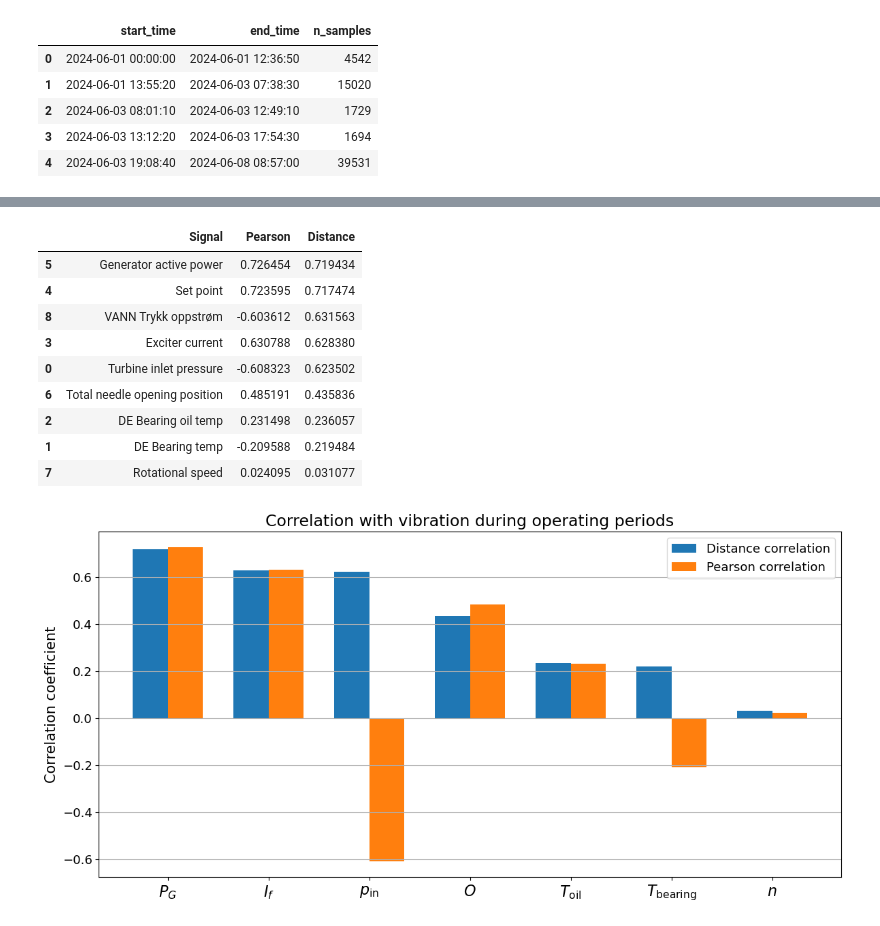
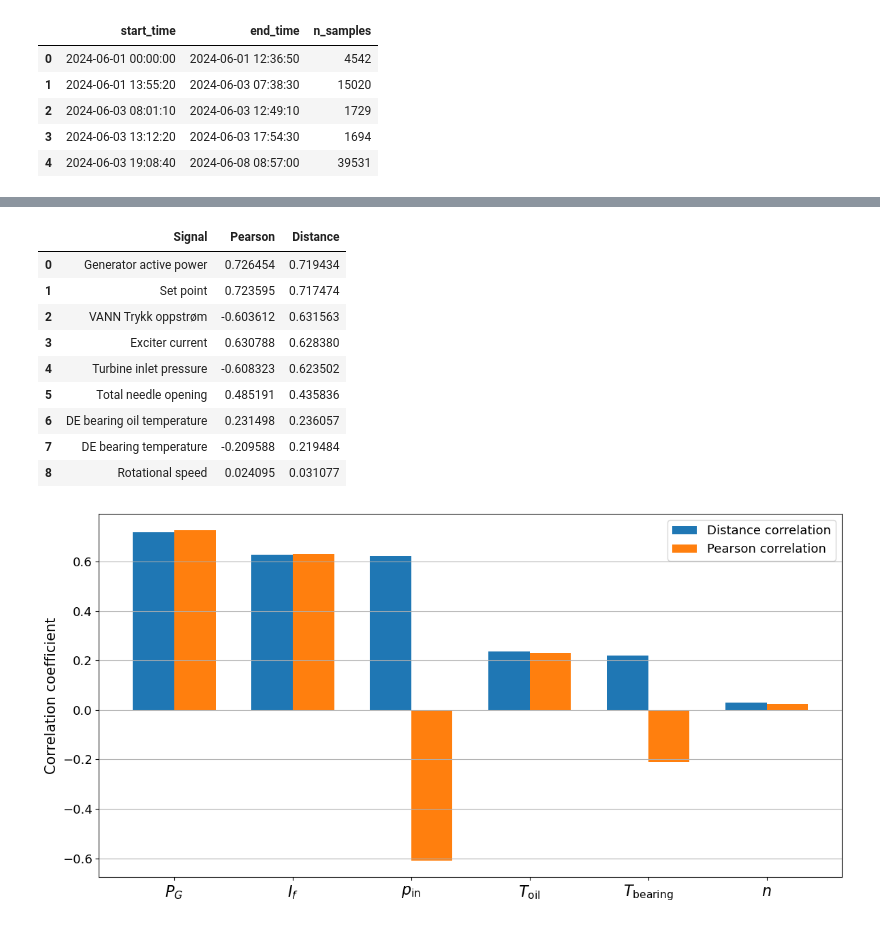
Before and after one commit to Pumpekraftverk/Grunnai, a Jupyter notebook: EDA.ipynb, the cells around one changed output, grey strips where cells are left out. Saved outputs shown, nothing was run; the diff lists cells and outputs as text; code cells hidden in the pictures.

Commit message:
updated plots and files

```diff
--- a/EDA.ipynb
+++ b/EDA.ipynb
@@ -36,5 +123,5 @@ vib.sort_values(by="signal", ascending=False)
 # %%
-dfs, cleaning_table = clean_signals(dfs)
+dfs, cleaning_table = clean_signals(dfs, vibration_max_value=5)
 
 cleaning_table
 # %% [output]
@@ -203,20 +278,13 @@ plt.show()
 # %%
-speed = dfs.loc[
-    dfs["name"] == "Rotational speed",
-    "signal_df"
-].iloc[0]
-
-power = dfs.loc[
-    dfs["name"] == "Generator active power",
-    "signal_df"
-].iloc[0]
+speed = get_signal_df(dfs, "Rotational speed")
+power = get_signal_df(dfs, "Generator active power")
 
 operating_periods = extract_operating_periods(
     speed_df=speed,
     power_df=power,
     speed_threshold=90,
     power_threshold=0.5,
-    min_samples=30
+    min_samples=30,
 )
 
 operating_periods.head()
@@ -230,14 +300,15 @@ operating_periods.head()
 # %%
-corr_df = correlate_with_vibration(dfs, operating_periods, "DE Vibration")
+corr_df = correlate_with_vibration(dfs, operating_periods, vib_name)
+
 corr_df
 # %% [output]
 |  | Signal | Pearson | Distance |
-| 5 | Generator active power | 0.726454 | 0.719434 |
-| 4 | Set point | 0.723595 | 0.717474 |
-| 8 | VANN Trykk oppstrøm | -0.603612 | 0.631563 |
+| 0 | Generator active power | 0.726454 | 0.719434 |
+| 1 | Set point | 0.723595 | 0.717474 |
+| 2 | VANN Trykk oppstrøm | -0.603612 | 0.631563 |
 | 3 | Exciter current | 0.630788 | 0.628380 |
-| 0 | Turbine inlet pressure | -0.608323 | 0.623502 |
-| 6 | Total needle opening position | 0.485191 | 0.435836 |
-| 2 | DE Bearing oil temp | 0.231498 | 0.236057 |
-| 1 | DE Bearing temp | -0.209588 | 0.219484 |
-| 7 | Rotational speed | 0.024095 | 0.031077 |
+| 4 | Turbine inlet pressure | -0.608323 | 0.623502 |
+| 5 | Total needle opening | 0.485191 | 0.435836 |
+| 6 | DE bearing oil temperature | 0.231498 | 0.236057 |
+| 7 | DE bearing temperature | -0.209588 | 0.219484 |
+| 8 | Rotational speed | 0.024095 | 0.031077 |
@@ -255,39 +315,50 @@ symbol_map = {
 # %%
+symbol_map = {
+    "Turbine inlet pressure": r"$p_{\mathrm{in}}$",
+    "DE bearing temperature": r"$T_{\mathrm{bearing}}$",
+    "DE bearing oil temperature": r"$T_{\mathrm{oil}}$",
+    "DE vibration": r"$V_{\mathrm{DE}}$",
+    "Exciter current": r"$I_f$",
+    "Generator active power": r"$P_G$",
+    "Total needle opening position": r"$O$",
+    "Rotational speed": r"$n$",
+}
+
 corr_plot_df = corr_df.loc[
-    ~corr_df["Signal"].str.lower().str.contains(
-        "vann|trykk oppstrøm|set point",
-        na=False
-    )
+    ~corr_df["Signal"].str.lower().str.contains(EXCLUDED_SIGNALS_PATTERN, na=False)
 ].copy()
 
 corr_plot_df["Symbol"] = corr_plot_df["Signal"].map(symbol_map)
-
 corr_plot_df = corr_plot_df.dropna(subset=["Symbol"]).reset_index(drop=True)
 
 x = np.arange(len(corr_plot_df))
-w = 0.35
+width = 0.35
 
 plt.figure(figsize=(12, 6))
-
-plt.bar(x - w / 2, corr_plot_df["Distance"], width=w, label="Distance correlation")
-plt.bar(x + w / 2, corr_plot_df["Pearson"], width=w, label="Pearson correlation")
+plt.bar(
+    x - width / 2,
+    corr_plot_df["Distance"],
+    width=width,
+    label="Distance correlation",
+)
+plt.bar(
+    x + width / 2,
+    corr_plot_df["Pearson"],
+    width=width,
+    label="Pearson correlation",
+)
 
 plt.xticks(x, corr_plot_df["Symbol"], fontsize=16)
 plt.yticks(fontsize=13)
-
 plt.ylabel("Correlation coefficient", fontsize=15)
-plt.title("Correlation with vibration during operating periods", fontsize=17)
-
 plt.grid(axis="y")
 plt.legend(fontsize=13)
 plt.tight_layout()
-
 plt.savefig(
-    "correlation_with_vibration_operating_periods.png",
+    FIGURES_DIR / "correlation_with_vibration_operating_periods.png",
     dpi=300,
-    bbox_inches="tight"
+    bbox_inches="tight",
 )
-
 plt.show()
 # %% [output]
-[figure, old version]
+[figure, new version]
```
Also changed, not shown: parts of 22 cells of this notebook, 8 other files.
